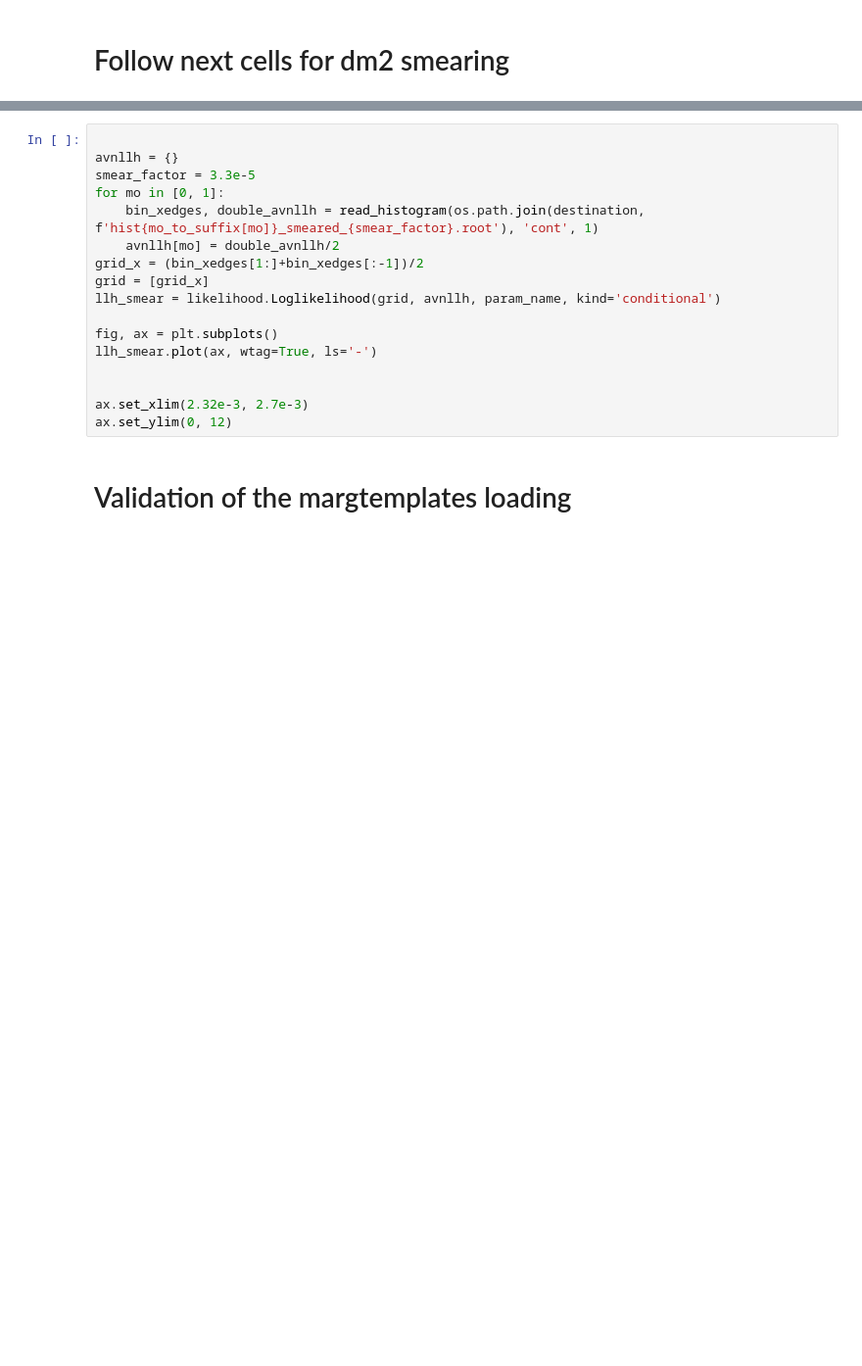
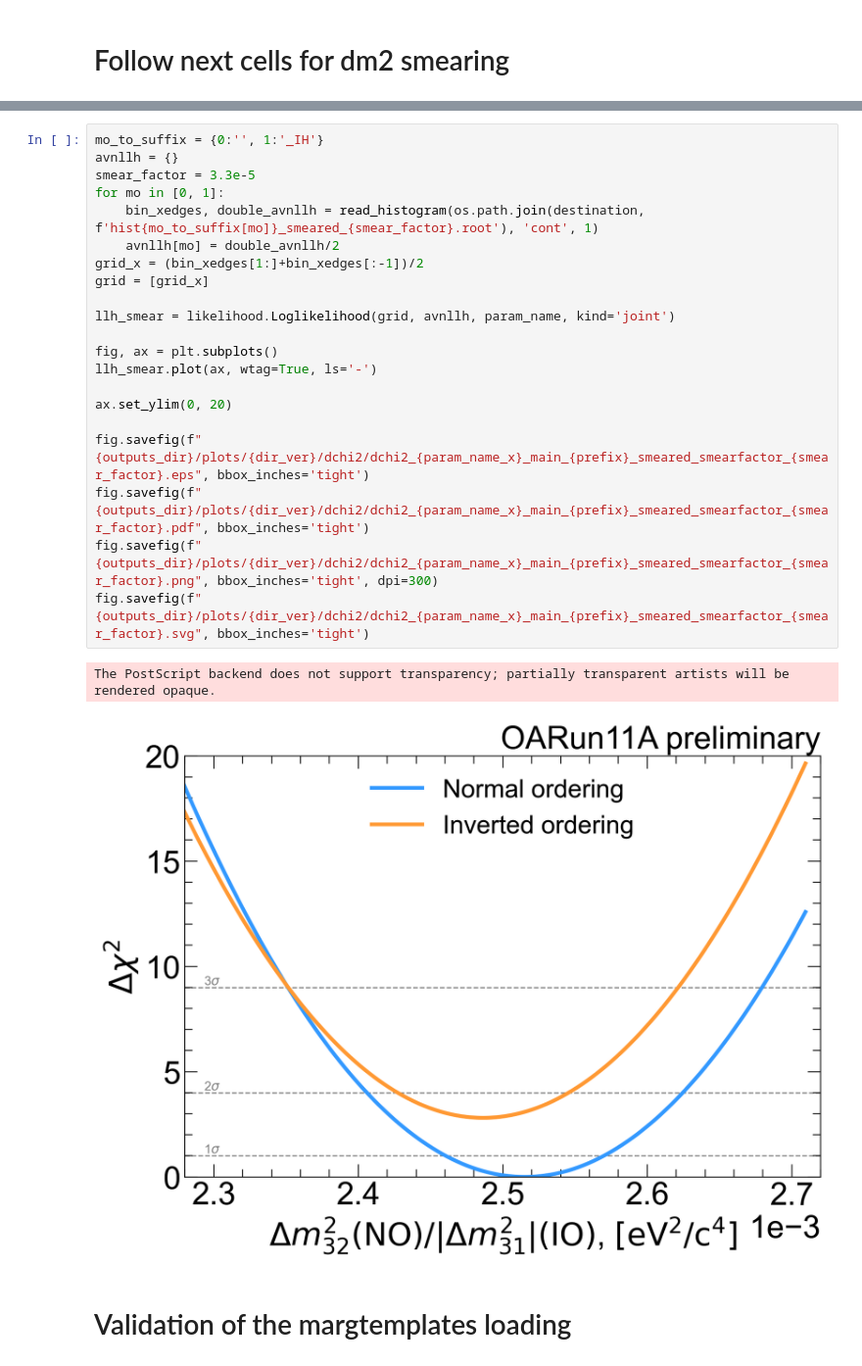
Before and after one commit to dcarabadjac/pythetatools, a Jupyter notebook: Notebooks/Plot_dchi2.ipynb, the cells around one changed output, grey strips where cells are left out. Shown: that part at 98% size. Drawn from its saved outputs; the diff is of its cells as text; blank space fills up the shorter version.

```diff
--- a/Notebooks/Plot_dchi2.ipynb
+++ b/Notebooks/Plot_dchi2.ipynb
@@ -99,20 +130,27 @@ def smear_contour(smear_factor=3.3e-5, compile=False):
 # %%
-
+mo_to_suffix = {0:'', 1:'_IH'}
 avnllh = {}
 smear_factor = 3.3e-5
 for mo in [0, 1]:
     bin_xedges, double_avnllh = read_histogram(os.path.join(destination, f'hist{mo_to_suffix[mo]}_smeared_{smear_factor}.root'), 'cont', 1)
     avnllh[mo] = double_avnllh/2
 grid_x = (bin_xedges[1:]+bin_xedges[:-1])/2
 grid = [grid_x]
-llh_smear = likelihood.Loglikelihood(grid, avnllh, param_name, kind='conditional')
+
+llh_smear = likelihood.Loglikelihood(grid, avnllh, param_name, kind='joint')
 
 fig, ax = plt.subplots()
 llh_smear.plot(ax, wtag=True, ls='-')
 
+ax.set_ylim(0, 20)
 
-ax.set_xlim(2.32e-3, 2.7e-3)
-ax.set_ylim(0, 12)
+fig.savefig(f"{outputs_dir}/plots/{dir_ver}/dchi2/dchi2_{param_name_x}_main_{prefix}_smeared_smearfactor_{smear_factor}.eps", bbox_inches='tight')
+fig.savefig(f"{outputs_dir}/plots/{dir_ver}/dchi2/dchi2_{param_name_x}_main_{prefix}_smeared_smearfactor_{smear_factor}.pdf", bbox_inches='tight')
+fig.savefig(f"{outputs_dir}/plots/{dir_ver}/dchi2/dchi2_{param_name_x}_main_{prefix}_smeared_smearfactor_{smear_factor}.png", bbox_inches='tight', dpi=300)
+fig.savefig(f"{outputs_dir}/plots/{dir_ver}/dchi2/dchi2_{param_name_x}_main_{prefix}_smeared_smearfactor_{smear_factor}.svg", bbox_inches='tight')
+# %% [output]
+The PostScript backend does not support transparency; partially transparent artists will be rendered opaque.
+[figure, added]
 # %% [markdown]
 # Validation of the margtemplates loading
 # %%
```
Also changed, not shown: parts of 6 cells of this notebook, 2 other files.
